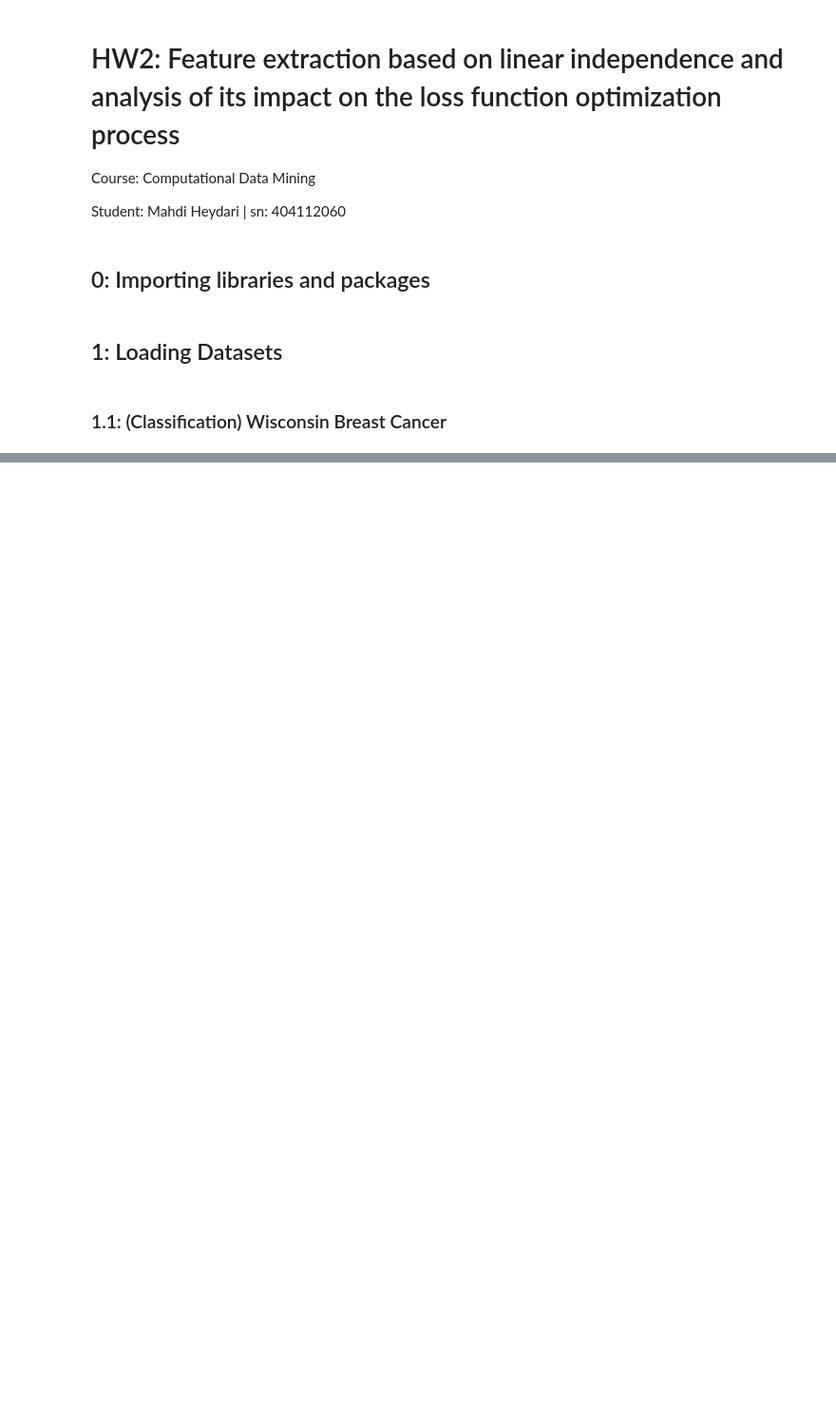
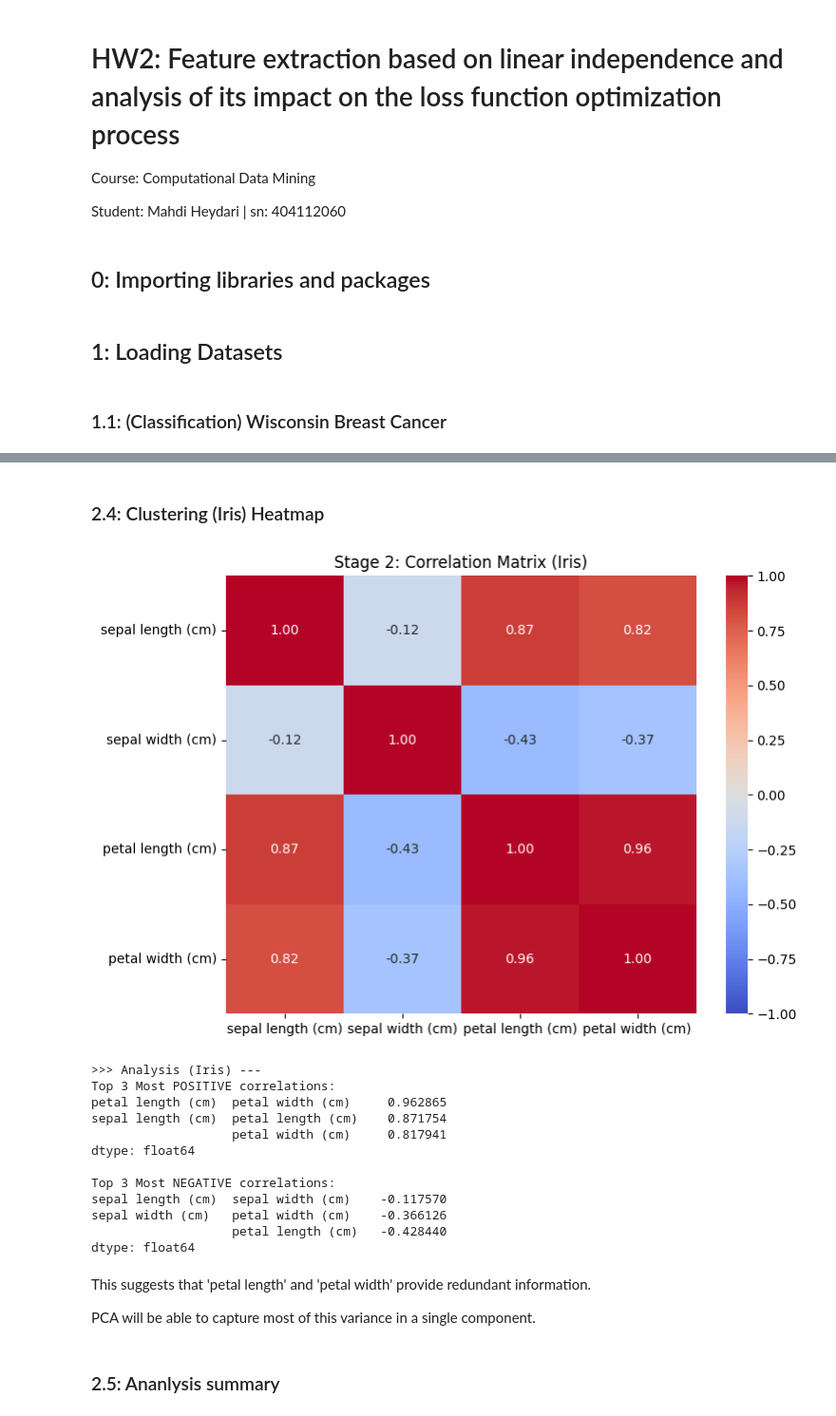
Before and after one commit to MrHidr/AUT.CDM.matrix-accelerated-fpm, a Jupyter notebook: HW2/HW2.ipynb, the cells around one changed output, grey strips where cells are left out. Shown at 95% size. Drawn from its saved outputs; the diff is of its cells as text; code cells hidden in the pictures; blank space fills up the shorter version.

```diff
--- a/HW2/HW2.ipynb
+++ b/HW2/HW2.ipynb
@@ -116,0 +178,12 @@ None
+# %%
+scaler = StandardScaler()
+
+# Scale all datasets
+X_class_scaled = scaler.fit_transform(X_class)
+X_reg_scaled = scaler.fit_transform(X_reg)
+X_clust_scaled = scaler.fit_transform(X_clust)
+
+# Re-create DataFrames (needed for labeled heatmaps)
+X_class_scaled_df = pd.DataFrame(X_class_scaled, columns=X_class.columns)
+X_reg_scaled_df = pd.DataFrame(X_reg_scaled, columns=X_reg.columns)
+X_clust_scaled_df = pd.DataFrame(X_clust_scaled, columns=X_clust.columns)
@@ -116,0 +285,36 @@ None
+# %% [markdown]
+### 2.4: Clustering (Iris) Heatmap
+# %%
+# Calculate the correlation matrix
+corr_matrix_clust = X_clust_scaled_df.corr()
+
+# Plot the heatmap
+plt.figure(figsize=(8, 6))
+sns.heatmap(corr_matrix_clust, annot=True, fmt='.2f', cmap='coolwarm', vmin=-1, vmax=1)
+plt.title('Stage 2: Correlation Matrix (Iris)')
+plt.show()
+
+# Analysis (Documentation)
+print(">>> Analysis (Iris) ---")
+_ = get_extreme_correlations(corr_matrix_clust, n=3)
+# %% [output]
+[figure, added]
+>>> Analysis (Iris) ---
+Top 3 Most POSITIVE correlations:
+petal length (cm)  petal width (cm)     0.962865
+sepal length (cm)  petal length (cm)    0.871754
+                   petal width (cm)     0.817941
+dtype: float64
+
+Top 3 Most NEGATIVE correlations:
+sepal length (cm)  sepal width (cm)    -0.117570
+sepal width (cm)   petal width (cm)    -0.366126
+                   petal length (cm)   -0.428440
+dtype: float64
+# %% [markdown]
+This suggests that 'petal length' and 'petal width' provide redundant information.
+
+
+PCA will be able to capture most of this variance in a single component.
+# %% [markdown]
+### 2.5: Ananlysis summary
```
Also changed, not shown: parts of 57 cells of this notebook, 2 other files.
